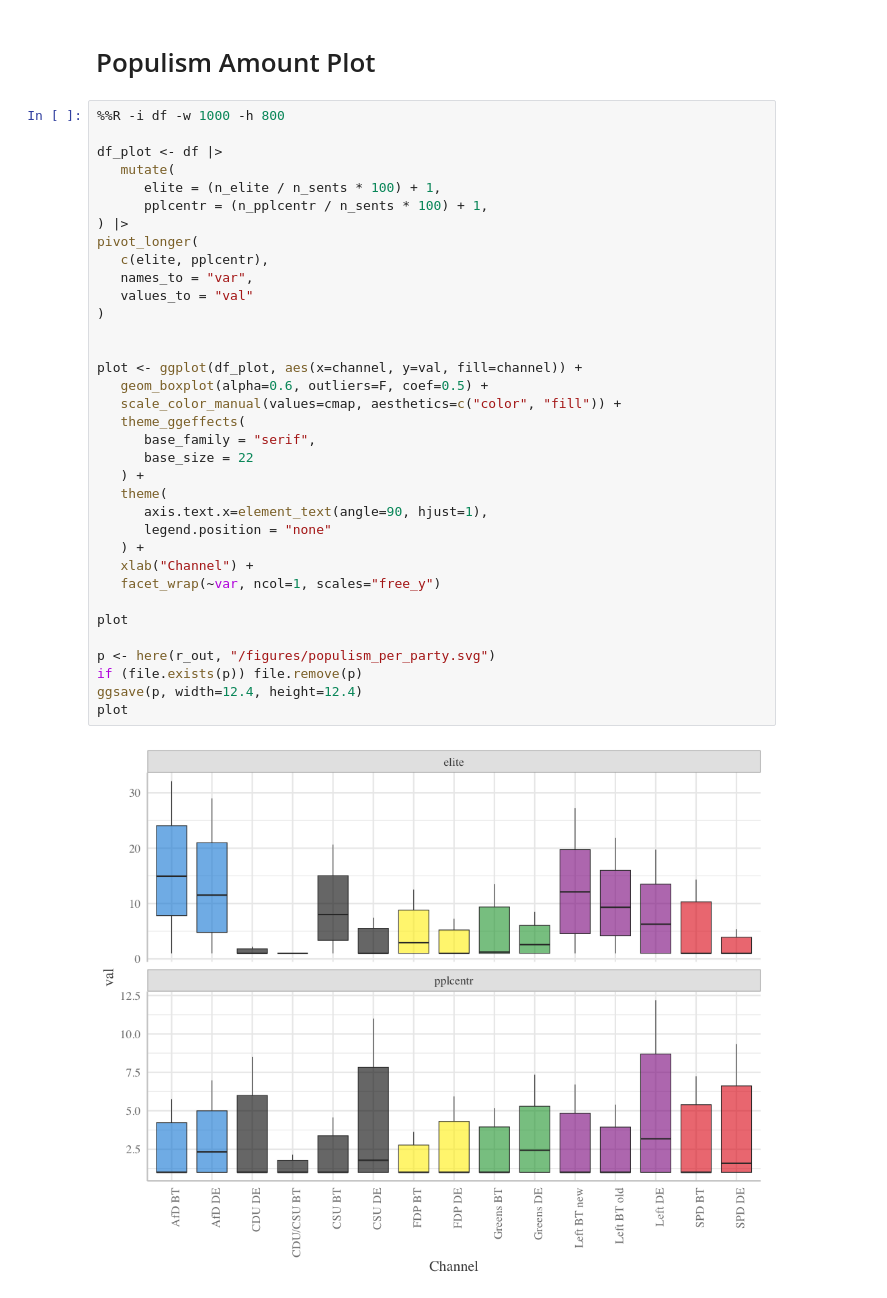
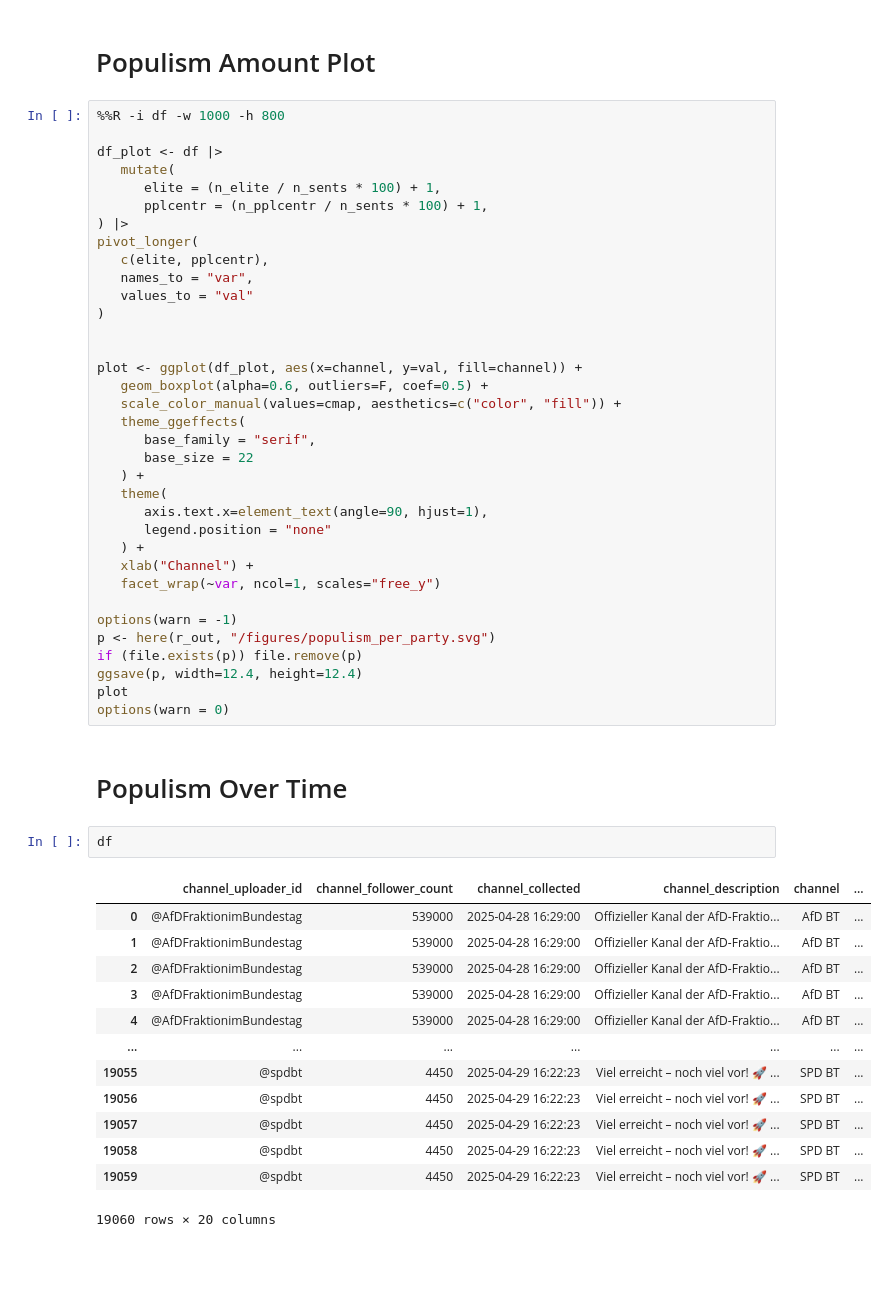
Before and after one commit to luerhard/anti-elitism-gets-views, a Jupyter notebook: pipeline/05-basic_descriptives.ipynb, the cells around one changed output. Cells and saved outputs as stored; diff of their text form; blank space fills up the shorter version.

```diff
--- a/pipeline/05-basic_descriptives.ipynb
+++ b/pipeline/05-basic_descriptives.ipynb
@@ -268,11 +244,27 @@ plot <- ggplot(df_plot, aes(x=channel, y=val, fill=channel)) +
    xlab("Channel") +
    facet_wrap(~var, ncol=1, scales="free_y")
 
-plot
-
+options(warn = -1)
 p <- here(r_out, "/figures/populism_per_party.svg")
 if (file.exists(p)) file.remove(p)
 ggsave(p, width=12.4, height=12.4)
 plot
+options(warn = 0)
-# %% [output]
-[figure, removed]
+# %% [markdown]
+# Populism Over Time
+# %%
+df
+# %% [output]
+|  | channel_uploader_id | channel_follower_count | channel_collected | channel_description | channel | ... |
+| 0 | @AfDFraktionimBundestag | 539000 | 2025-04-28 16:29:00 | Offizieller Kanal der AfD-Fraktio... | AfD BT | ... |
+| 1 | @AfDFraktionimBundestag | 539000 | 2025-04-28 16:29:00 | Offizieller Kanal der AfD-Fraktio... | AfD BT | ... |
+| 2 | @AfDFraktionimBundestag | 539000 | 2025-04-28 16:29:00 | Offizieller Kanal der AfD-Fraktio... | AfD BT | ... |
+| 3 | @AfDFraktionimBundestag | 539000 | 2025-04-28 16:29:00 | Offizieller Kanal der AfD-Fraktio... | AfD BT | ... |
+| 4 | @AfDFraktionimBundestag | 539000 | 2025-04-28 16:29:00 | Offizieller Kanal der AfD-Fraktio... | AfD BT | ... |
+| ... | ... | ... | ... | ... | ... | ... |
+| 19055 | @spdbt | 4450 | 2025-04-29 16:22:23 | Viel erreicht – noch viel vor! 🚀 ... | SPD BT | ... |
+| 19056 | @spdbt | 4450 | 2025-04-29 16:22:23 | Viel erreicht – noch viel vor! 🚀 ... | SPD BT | ... |
+| 19057 | @spdbt | 4450 | 2025-04-29 16:22:23 | Viel erreicht – noch viel vor! 🚀 ... | SPD BT | ... |
+| 19058 | @spdbt | 4450 | 2025-04-29 16:22:23 | Viel erreicht – noch viel vor! 🚀 ... | SPD BT | ... |
+| 19059 | @spdbt | 4450 | 2025-04-29 16:22:23 | Viel erreicht – noch viel vor! 🚀 ... | SPD BT | ... |
+19060 rows × 20 columns
```
Also changed, not shown: parts of 4 cells of this notebook, 1 other file.
